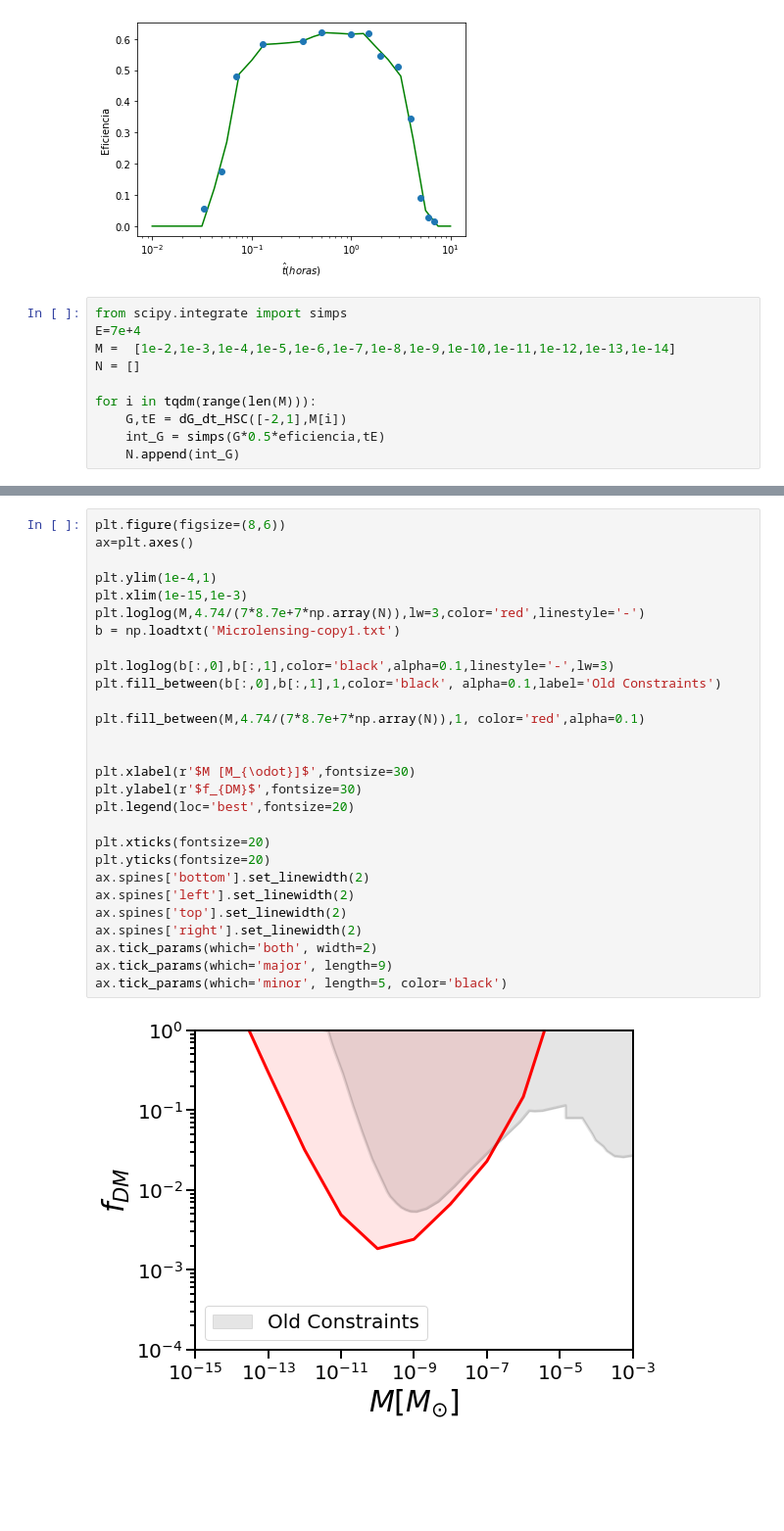
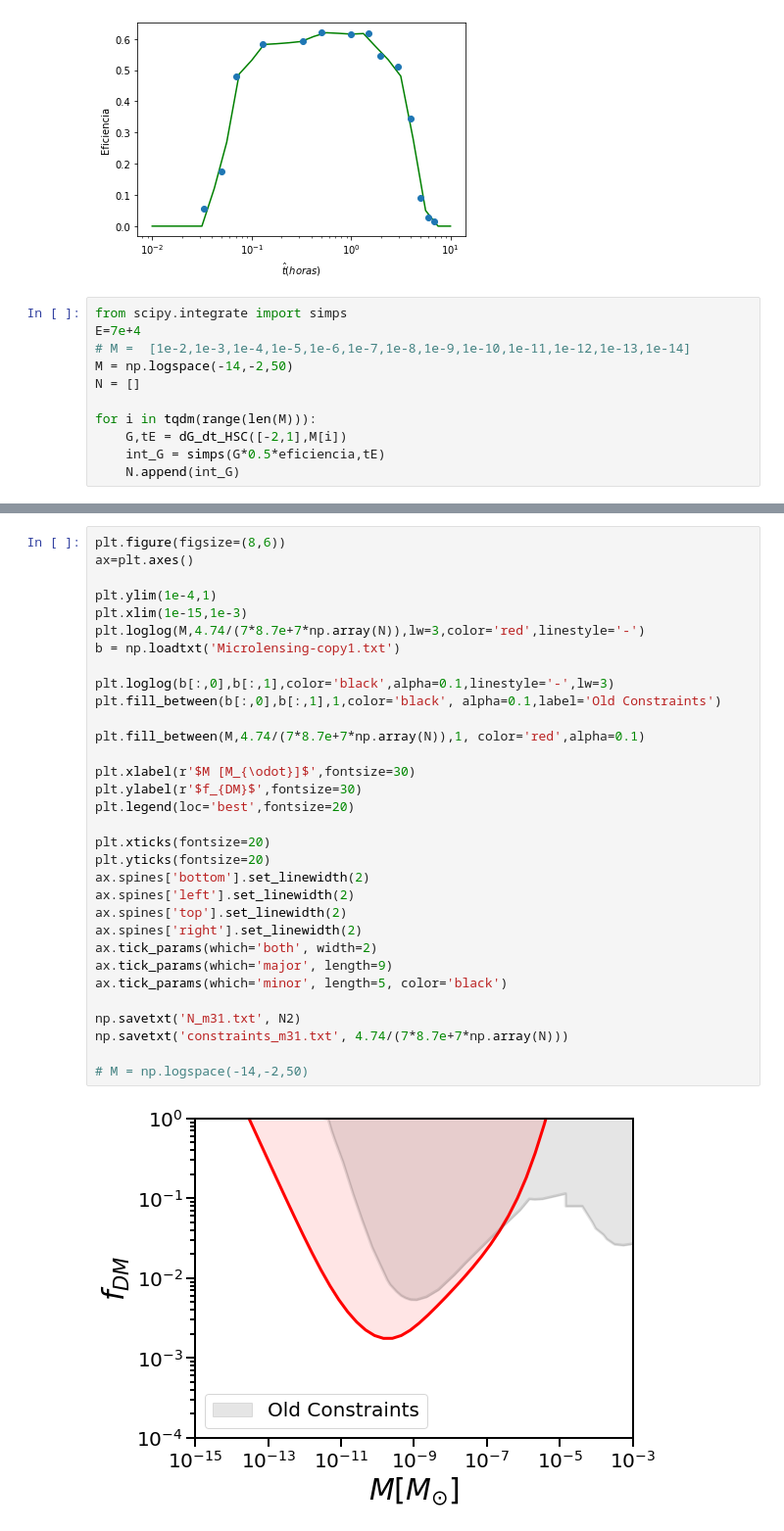
Before and after one commit to anibal-art/Microlensing, a Jupyter notebook: EVENT_RATE_N_exp_exclusion_M31.ipynb, the cells around one changed output, grey strips where cells are left out. Shown: that part at 98% size. Drawn from its saved outputs; the diff is of its cells as text; blank space fills up the shorter version.

```diff
--- a/EVENT_RATE_N_exp_exclusion_M31.ipynb
+++ b/EVENT_RATE_N_exp_exclusion_M31.ipynb
@@ -233,7 +237,8 @@ plt.semilogx(eficiencia_hsc[:,0],eficiencia_hsc[:,1],'o')
 # %%
 from scipy.integrate import simps
 E=7e+4
-M =  [1e-2,1e-3,1e-4,1e-5,1e-6,1e-7,1e-8,1e-9,1e-10,1e-11,1e-12,1e-13,1e-14]
+# M =  [1e-2,1e-3,1e-4,1e-5,1e-6,1e-7,1e-8,1e-9,1e-10,1e-11,1e-12,1e-13,1e-14]
+M = np.logspace(-14,-2,50)
 N = []
 
 for i in tqdm(range(len(M))):
@@ -283,30 +293,34 @@ ax.tick_params(which='minor', length=5, color='black')
 # %%
 plt.figure(figsize=(8,6))
 ax=plt.axes()
 
 plt.ylim(1e-4,1)
 plt.xlim(1e-15,1e-3)
 plt.loglog(M,4.74/(7*8.7e+7*np.array(N)),lw=3,color='red',linestyle='-')
 b = np.loadtxt('Microlensing-copy1.txt')
 
 plt.loglog(b[:,0],b[:,1],color='black',alpha=0.1,linestyle='-',lw=3)
 plt.fill_between(b[:,0],b[:,1],1,color='black', alpha=0.1,label='Old Constraints')
 
 plt.fill_between(M,4.74/(7*8.7e+7*np.array(N)),1, color='red',alpha=0.1)
 
-
 plt.xlabel(r'$M [M_{\odot}]$',fontsize=30)
 plt.ylabel(r'$f_{DM}$',fontsize=30)
 plt.legend(loc='best',fontsize=20)
 
 plt.xticks(fontsize=20)
 plt.yticks(fontsize=20)
 ax.spines['bottom'].set_linewidth(2)
 ax.spines['left'].set_linewidth(2)
 ax.spines['top'].set_linewidth(2)
 ax.spines['right'].set_linewidth(2)
 ax.tick_params(which='both', width=2)
 ax.tick_params(which='major', length=9)
 ax.tick_params(which='minor', length=5, color='black')
+
+np.savetxt('N_m31.txt', N2)
+np.savetxt('constraints_m31.txt', 4.74/(7*8.7e+7*np.array(N)))
+
+# M = np.logspace(-14,-2,50)
 # %% [output]
-[figure, old version]
+[figure, new version]
```
Also changed, not shown: parts of 9 cells of this notebook.
